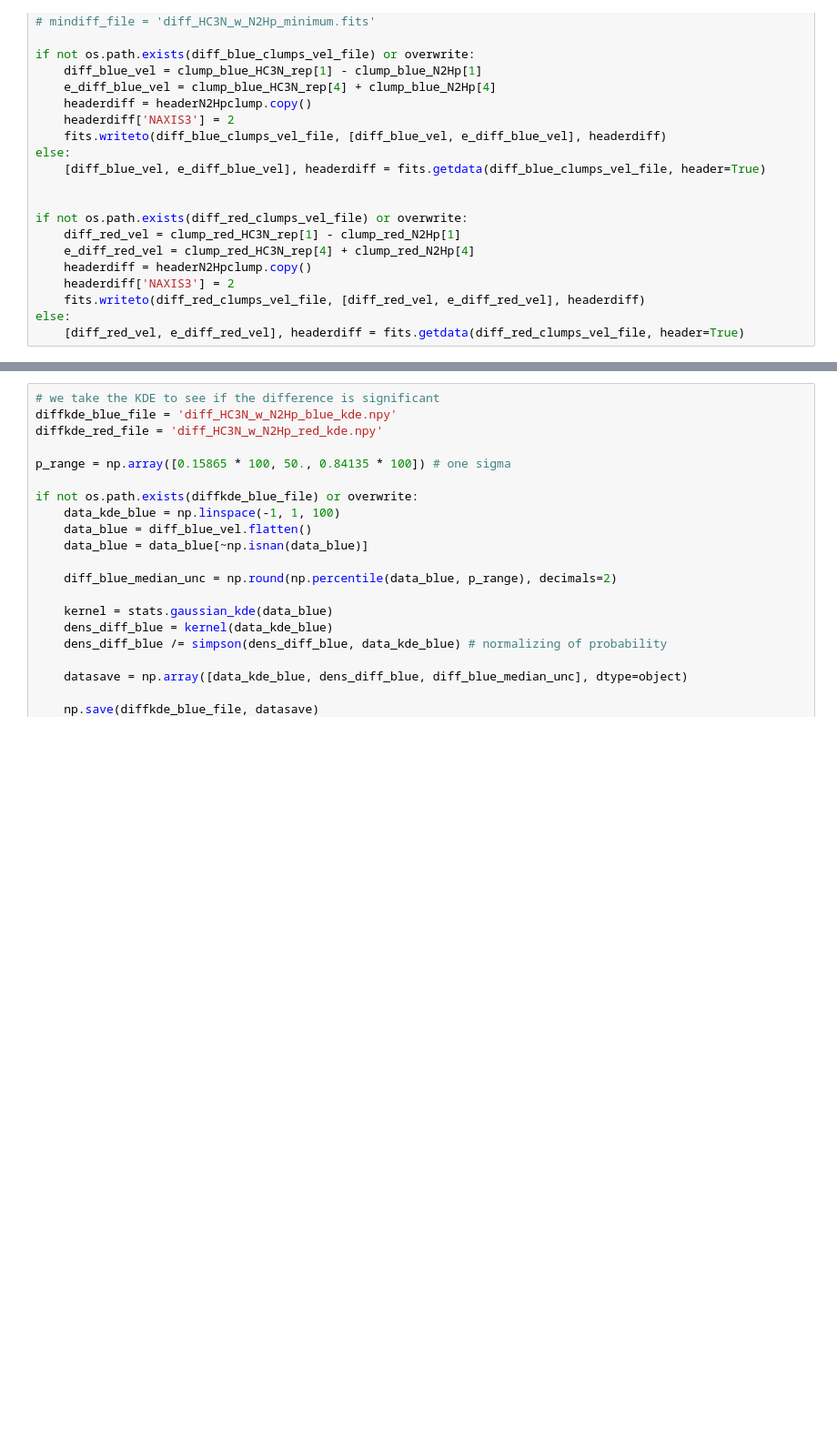
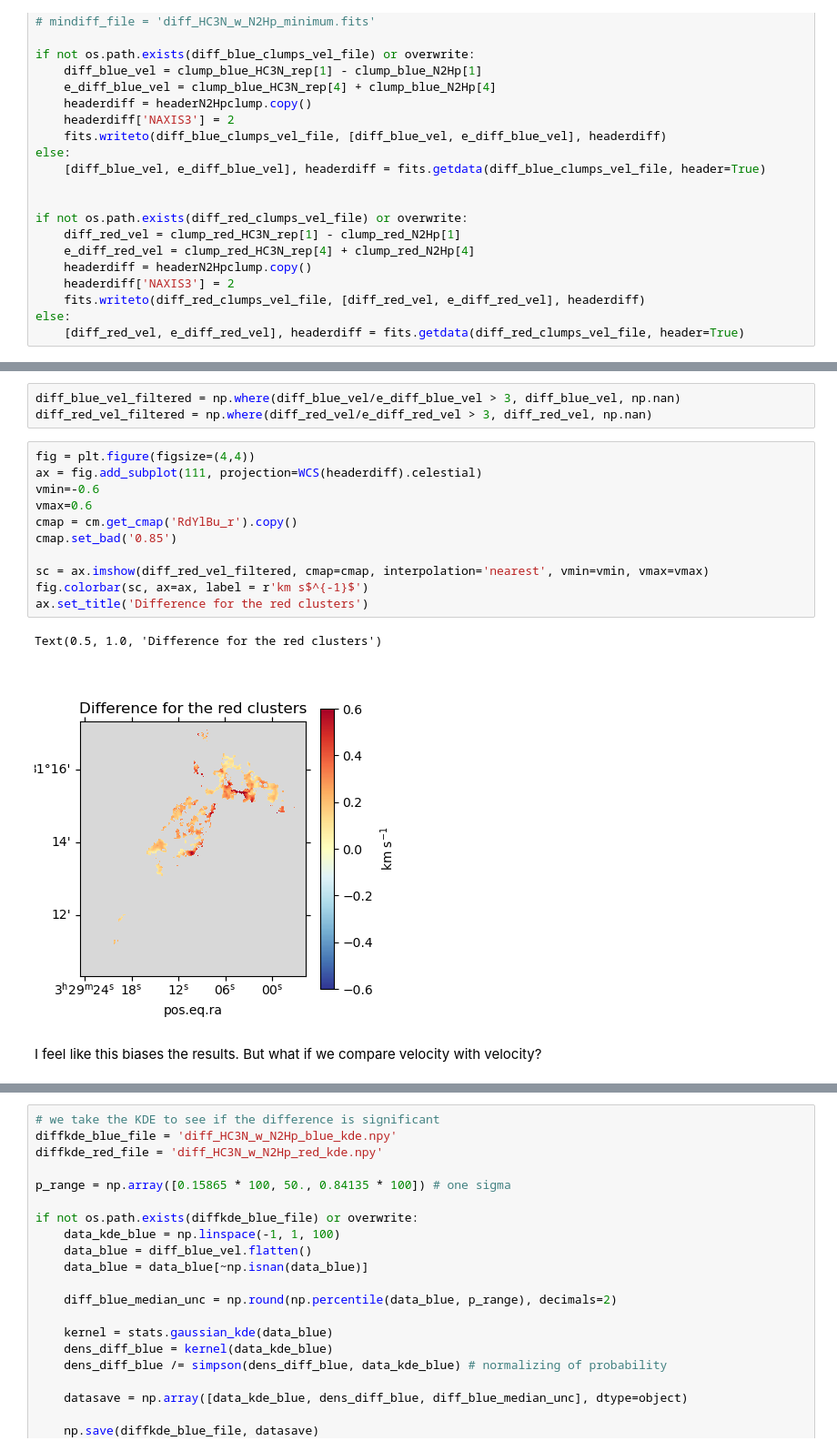
Before and after one commit to tere-valdivia/propstar_gasflow, a Jupyter notebook: clustering/comparison_velocities_N2Hp_HC3N.ipynb, the cells around one changed output, grey strips where cells are left out. Shown at 91% size. Drawn from its saved outputs; the diff is of its cells as text; blank space fills up the shorter version.

```diff
--- a/clustering/comparison_velocities_N2Hp_HC3N.ipynb
+++ b/clustering/comparison_velocities_N2Hp_HC3N.ipynb
@@ -212,0 +235,19 @@ fig.savefig('difference_with_error_blue_clusters.pdf', dpi=300, bbox_inches='tig
+# %%
+diff_blue_vel_filtered = np.where(diff_blue_vel/e_diff_blue_vel > 3, diff_blue_vel, np.nan)
+diff_red_vel_filtered = np.where(diff_red_vel/e_diff_red_vel > 3, diff_red_vel, np.nan)
+# %%
+fig = plt.figure(figsize=(4,4))
+ax = fig.add_subplot(111, projection=WCS(headerdiff).celestial)
+vmin=-0.6
+vmax=0.6
+cmap = cm.get_cmap('RdYlBu_r').copy()
+cmap.set_bad('0.85')
+
+sc = ax.imshow(diff_red_vel_filtered, cmap=cmap, interpolation='nearest', vmin=vmin, vmax=vmax)
+fig.colorbar(sc, ax=ax, label = r'km s$^{-1}$')
+ax.set_title('Difference for the red clusters')
+# %% [output]
+Text(0.5, 1.0, 'Difference for the red clusters')
+[figure, added]
+# %% [markdown]
+I feel like this biases the results. But what if we compare velocity with velocity?
```
Also changed, not shown: parts of 6 cells of this notebook, 38 other files.
